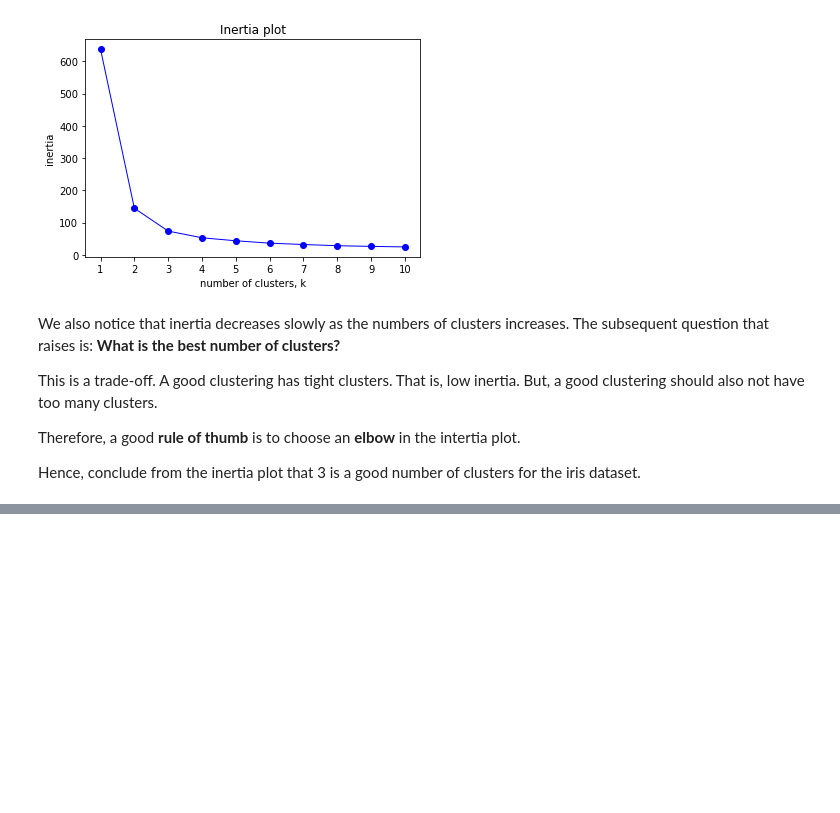
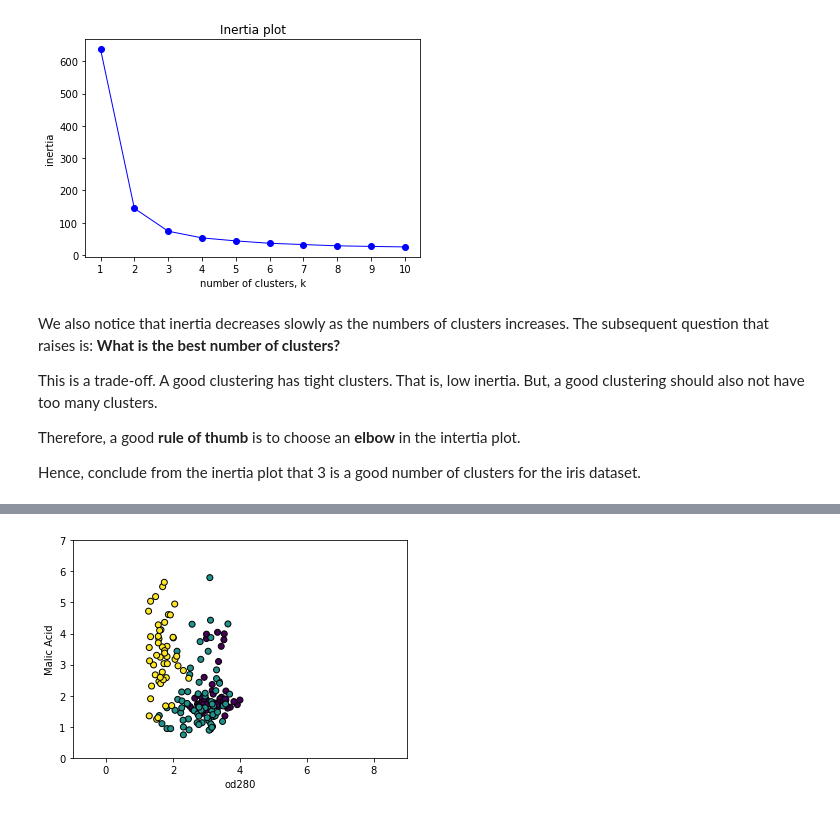
Before and after one commit to kbantoec/unsupervised_learning, a Jupyter notebook: clustering_for_dataset_exploration.ipynb, the cells around one changed output, grey strips where cells are left out. Saved outputs shown, nothing was run; the diff lists cells and outputs as text; code cells hidden in the pictures; blank space fills up the shorter version.

```diff
--- a/clustering_for_dataset_exploration.ipynb
+++ b/clustering_for_dataset_exploration.ipynb
@@ -335,0 +345,3 @@ Hence, conclude from the inertia plot that 3 is a good number of clusters for th
+# %%
+wine = pd.read_csv(os.path.normpath(os.path.join(basedir, 'data/wine.csv')))
+wine
@@ -335,0 +395,9 @@ Hence, conclude from the inertia plot that 3 is a good number of clusters for th
+# %%
+plt.scatter(wine.od280, wine.malic_acid, c=wine['class_label'], edgecolors='k')
+plt.ylabel('Malic Acid')
+plt.xlabel('od280')
+plt.ylim([0, 7])
+plt.xlim([-1, 9])
+plt.show()
+# %% [output]
+[figure, added]
```
Also changed, not shown: parts of 17 cells of this notebook.
